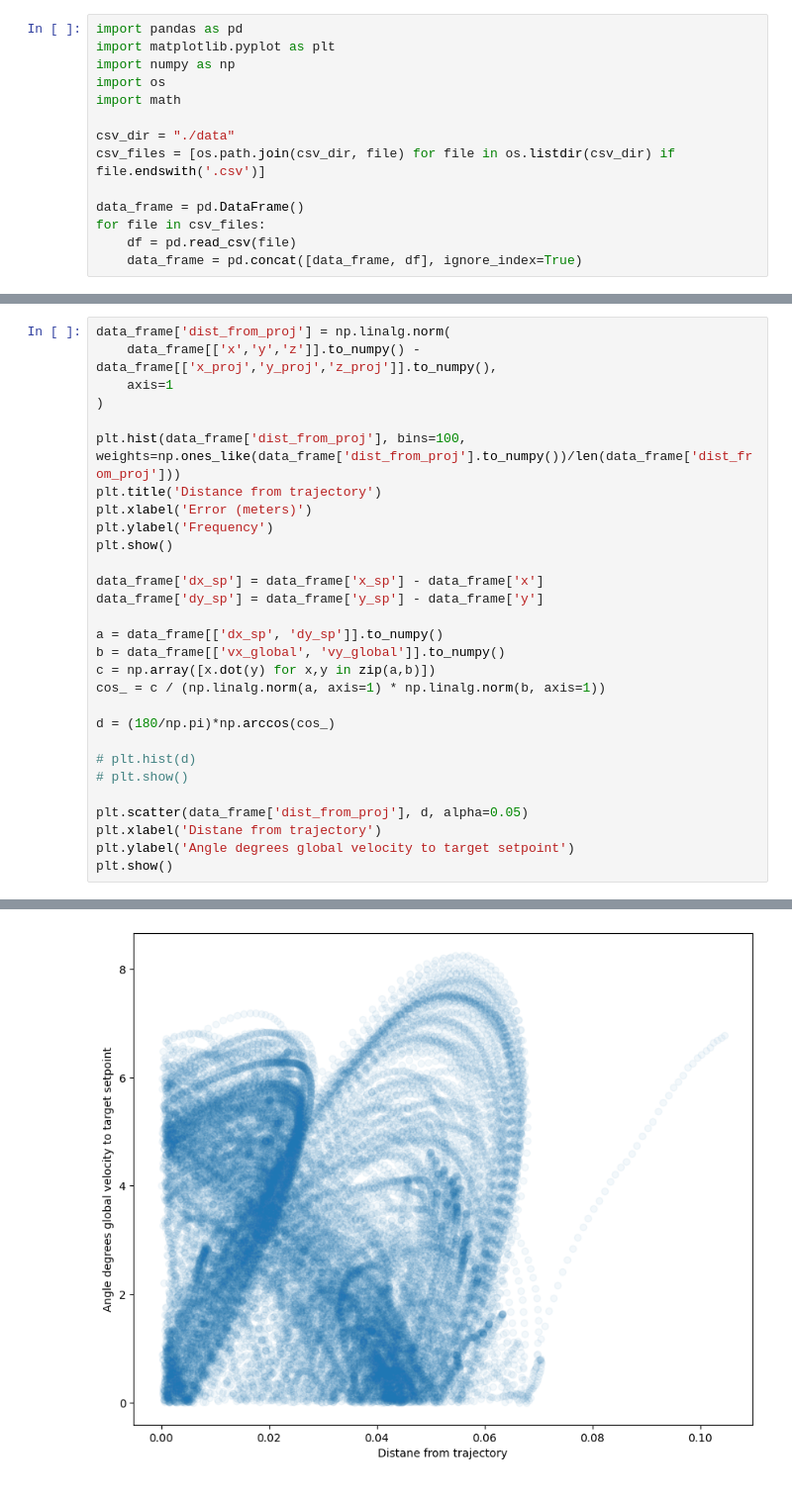
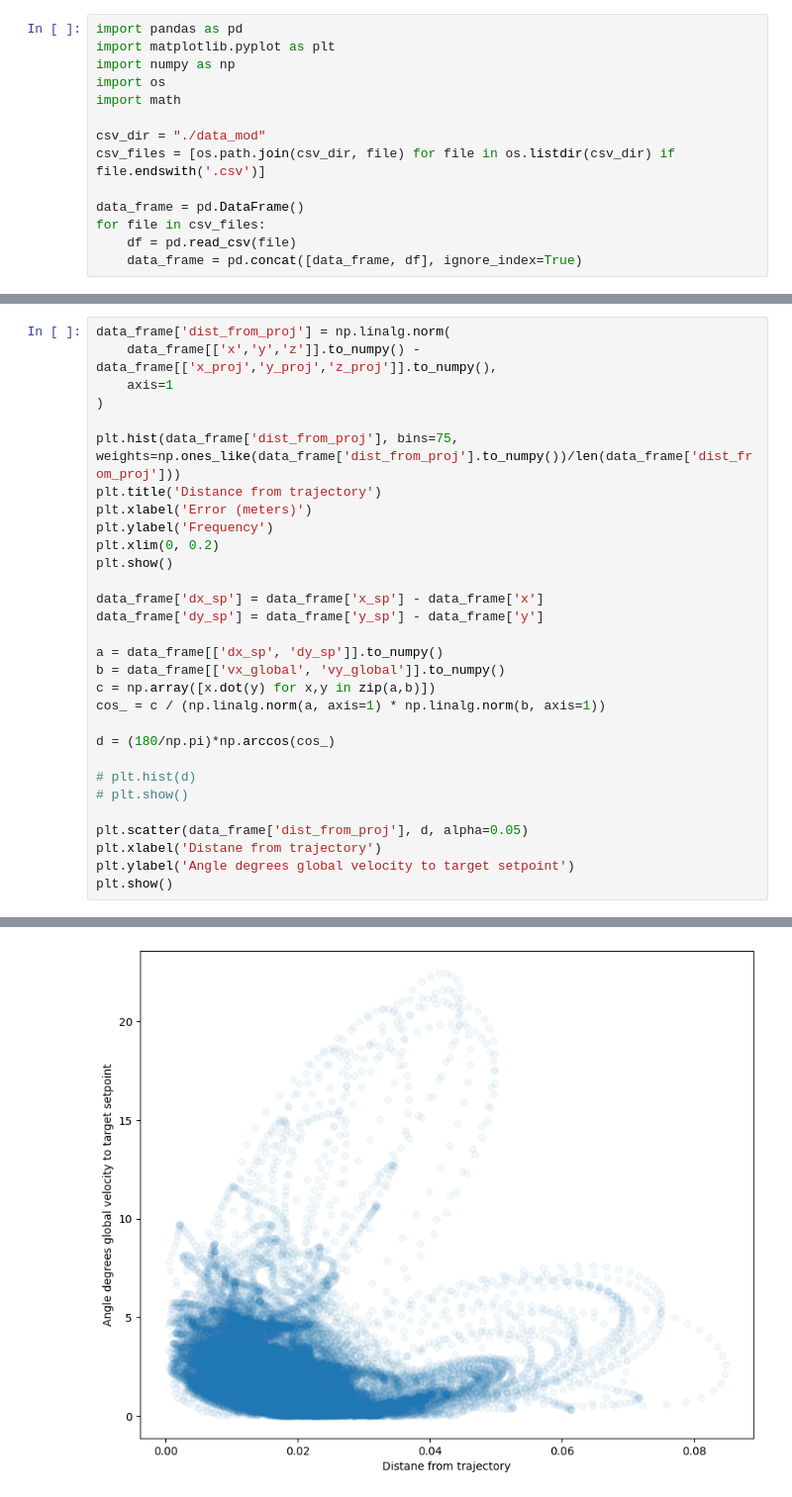
Before and after one commit to florentin1304/nanodrones_imitationlearning, a Jupyter notebook: nanodrones_sim/inspect_dataset.ipynb, the cells around one changed output, grey strips where cells are left out. Shown at 99% size. Cells and saved outputs as stored; diff of their text form.

```diff
--- a/nanodrones_sim/inspect_dataset.ipynb
+++ b/nanodrones_sim/inspect_dataset.ipynb
@@ -5,7 +5,7 @@ import numpy as np
 import os
 import math
 
-csv_dir = "./data"
+csv_dir = "./data_mod"
 csv_files = [os.path.join(csv_dir, file) for file in os.listdir(csv_dir) if file.endswith('.csv')]
 
 data_frame = pd.DataFrame()
@@ -42,10 +44,11 @@ data_frame['dist_from_proj'] = np.linalg.norm(
     axis=1
 )
 
-plt.hist(data_frame['dist_from_proj'], bins=100, weights=np.ones_like(data_frame['dist_from_proj'].to_numpy())/len(data_frame['dist_from_proj']))
+plt.hist(data_frame['dist_from_proj'], bins=75, weights=np.ones_like(data_frame['dist_from_proj'].to_numpy())/len(data_frame['dist_from_proj']))
 plt.title('Distance from trajectory')
 plt.xlabel('Error (meters)')
 plt.ylabel('Frequency')
+plt.xlim(0, 0.2)
 plt.show()
 
 data_frame['dx_sp'] = data_frame['x_sp'] - data_frame['x']
@@ -70,4 +73,4 @@ plt.show()
-[figure, old version]
+[figure, new version]
 # %%
 data_frame['change_gate'] = data_frame["gate_x"].to_numpy() != data_frame["gate_x"].shift(-1).to_numpy()
 
```
Also changed, not shown: parts of 12 cells of this notebook, 8 other files.
